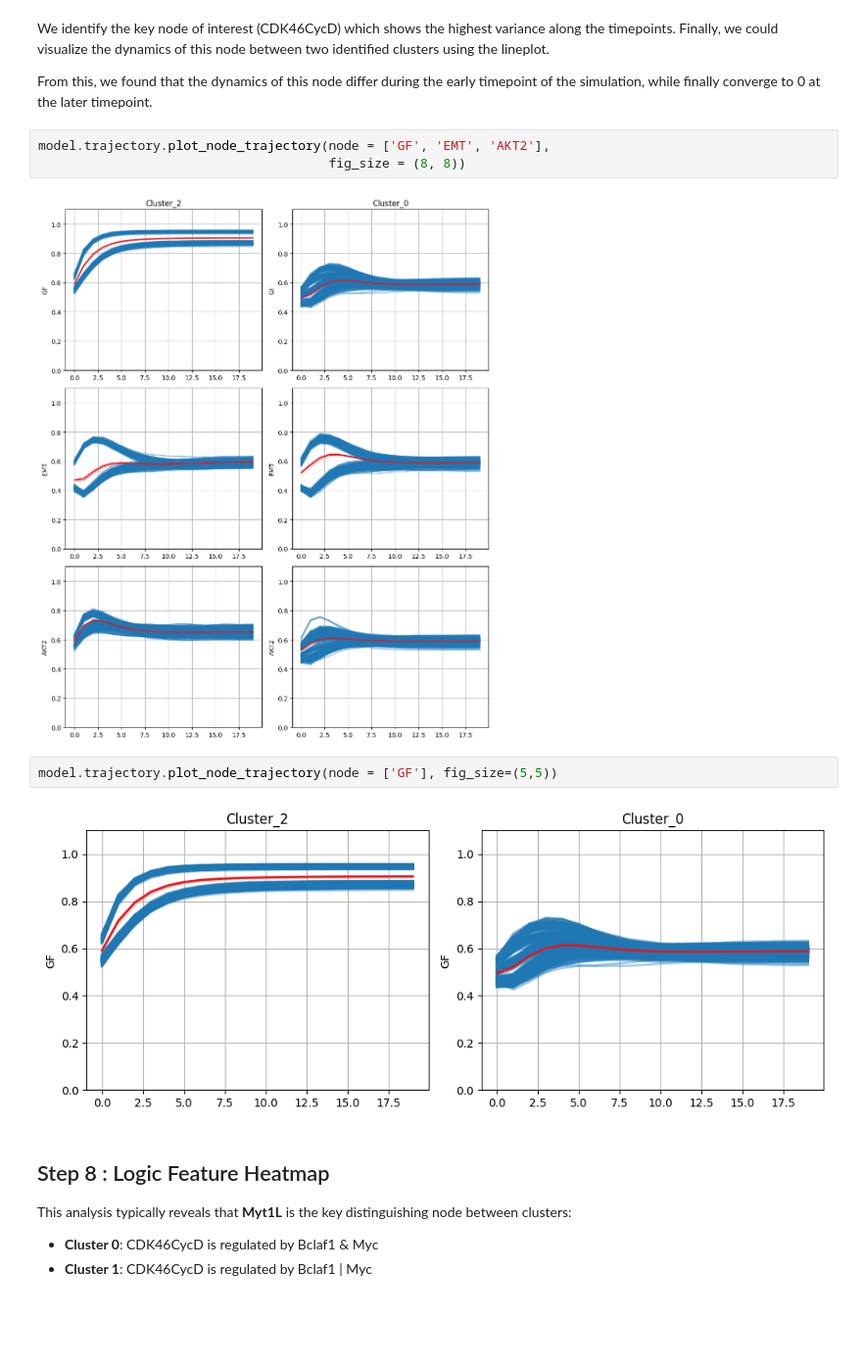
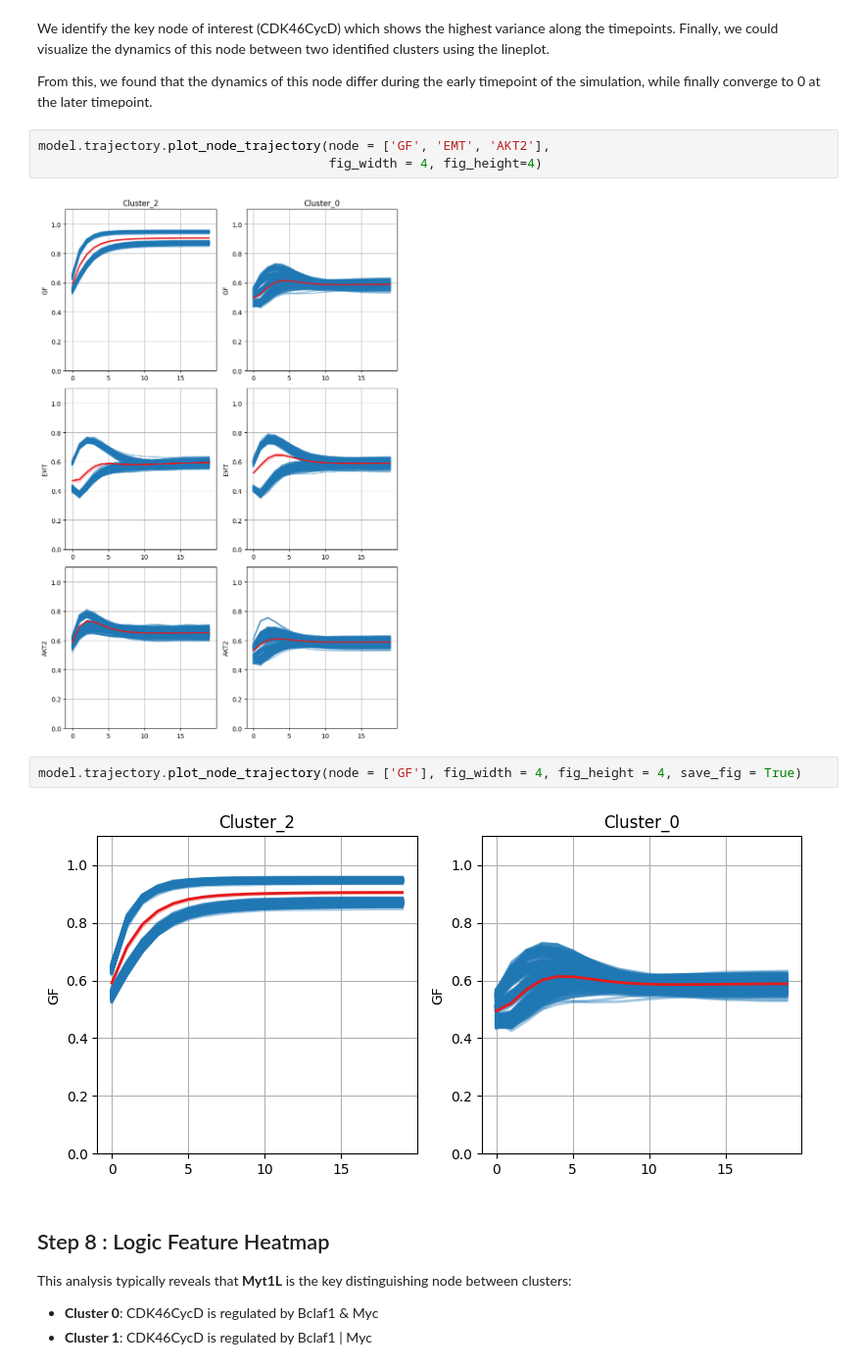
Before and after one commit to sysbio-curie/AstroLogics, a Jupyter notebook: Tutorial/03_Analysis_InvasionModel.ipynb, the cells around one changed output. Shown at 98% size. Saved outputs shown, nothing was run; the diff lists cells and outputs as text; blank space fills up the shorter version.

Commit message:
Update the 03_Analysis_InvasionModel Tutorial

```diff
--- a/Tutorial/03_Analysis_InvasionModel.ipynb
+++ b/Tutorial/03_Analysis_InvasionModel.ipynb
@@ -240,13 +240,13 @@ Finally, we could visualize the dynamics of this node between two identified clu
 From this, we found that the dynamics of this node differ during the early timepoint of the simulation, while finally converge to 0 at the later timepoint.
 # %%
 model.trajectory.plot_node_trajectory(node = ['GF', 'EMT', 'AKT2'],
-                                      fig_size = (8, 8))
+                                      fig_width = 4, fig_height=4)
 # %% [output]
-[figure, old version]
+[figure, new version]
 # %%
-model.trajectory.plot_node_trajectory(node = ['GF'], fig_size=(5,5))
+model.trajectory.plot_node_trajectory(node = ['GF'], fig_width = 4, fig_height = 4, save_fig = True)
 # %% [output]
-[figure, old version]
+[figure, new version]
 # %% [markdown]
 ## Step 8 : Logic Feature Heatmap
 
```
Also changed, not shown: parts of 5 cells of this notebook, 10 other files.
